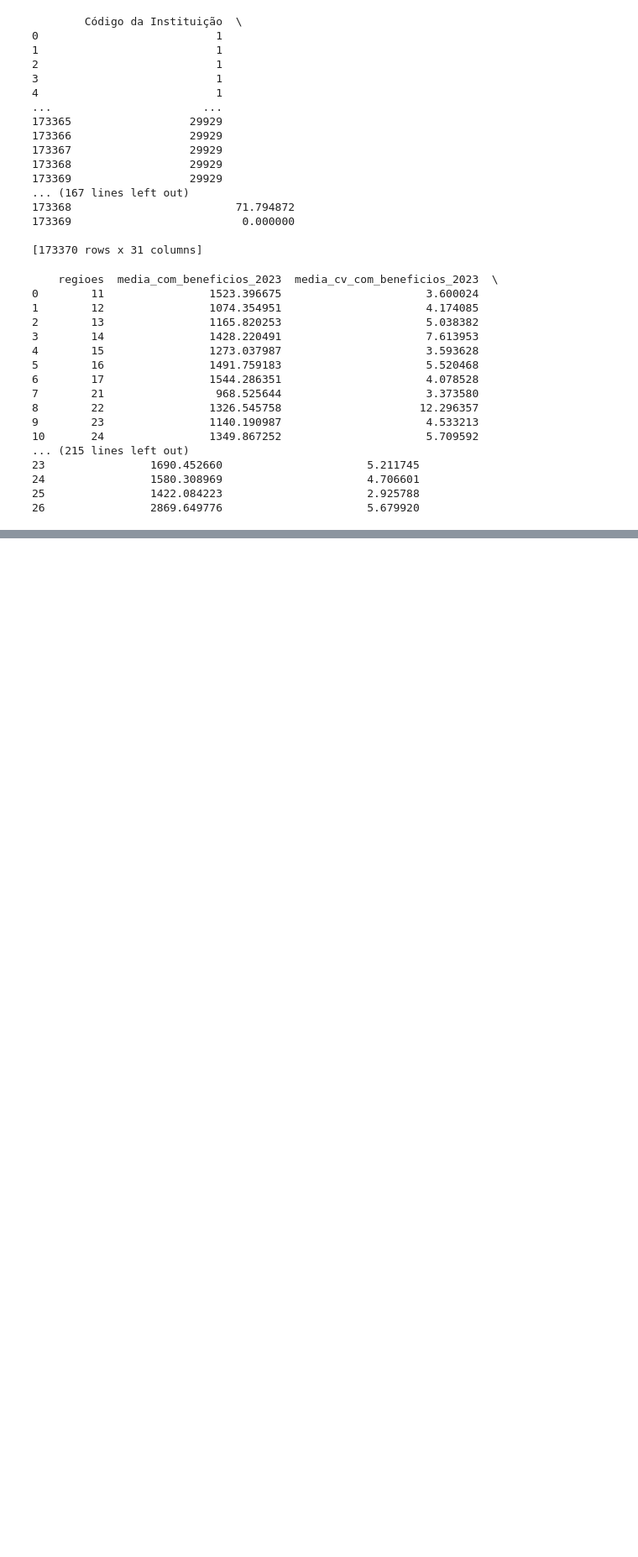
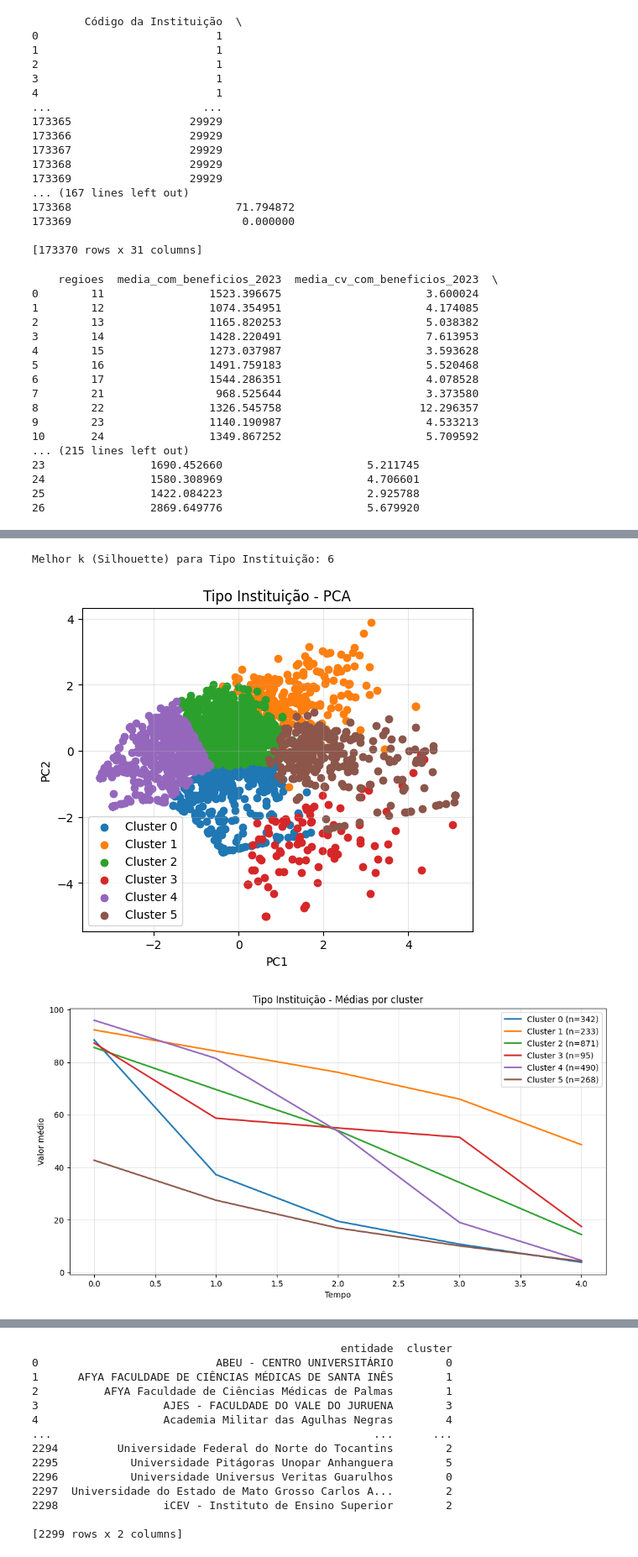
Before and after one commit to ikeisuke-ando/Explorando-problemas-reais-utilizando-Business-Intelligence, a Jupyter notebook: notebooks/analise.ipynb, the cells around one changed output, grey strips where cells are left out. Shown at 84% size. Saved outputs shown, nothing was run; the diff lists cells and outputs as text; code cells hidden in the pictures; blank space fills up the shorter version.

```diff
--- a/notebooks/analise.ipynb
+++ b/notebooks/analise.ipynb
@@ -4,6 +12,6 @@ import mysql.connector
 # %%
-df_acad = pd.read_excel( "tabelas_alteradas/indicadores_trajetoria_educacao_superior.xlsx")
-df_renda = pd.read_excel( "tabelas_alteradas/rendimento_domiciliar_per_capita.xlsx")
+df_acad = pd.read_excel( "../tabelas_alteradas/indicadores_trajetoria_educacao_superior.xlsx")
+df_renda = pd.read_excel( "../tabelas_alteradas/rendimento_domiciliar_per_capita.xlsx")
 # %%
 print(df_acad)
 # %% [output]
@@ -332,0 +669,8 @@ conn.close()
+# %%
+pivot_inst = df.pivot_table(values='taxa_permanencia', index='universidade', columns='ano', fill_value=0)
+result3 = run_kmeans(pivot_inst.values, pivot_inst.index.to_list(), title_prefix="Tipo Instituição")
+print(result3)
+# %% [output]
+Melhor k (Silhouette) para Tipo Instituição: 6
+[figure, added]
+[figure, added]
@@ -332,0 +683,14 @@ conn.close()
+                                               entidade  cluster
+0                           ABEU - CENTRO UNIVERSITÁRIO        0
+1      AFYA FACULDADE DE CIÊNCIAS MÉDICAS DE SANTA INÊS        1
+2          AFYA Faculdade de Ciências Médicas de Palmas        1
+3                   AJES - FACULDADE DO VALE DO JURUENA        3
+4                   Academia Militar das Agulhas Negras        4
+...                                                 ...      ...
+2294         Universidade Federal do Norte do Tocantins        2
+2295           Universidade Pitágoras Unopar Anhanguera        5
+2296           Universidade Universus Veritas Guarulhos        0
+2297  Universidade do Estado de Mato Grosso Carlos A...        2
+2298                iCEV - Instituto de Ensino Superior        2
+
+[2299 rows x 2 columns]
```
Also changed, not shown: parts of 33 cells of this notebook.
